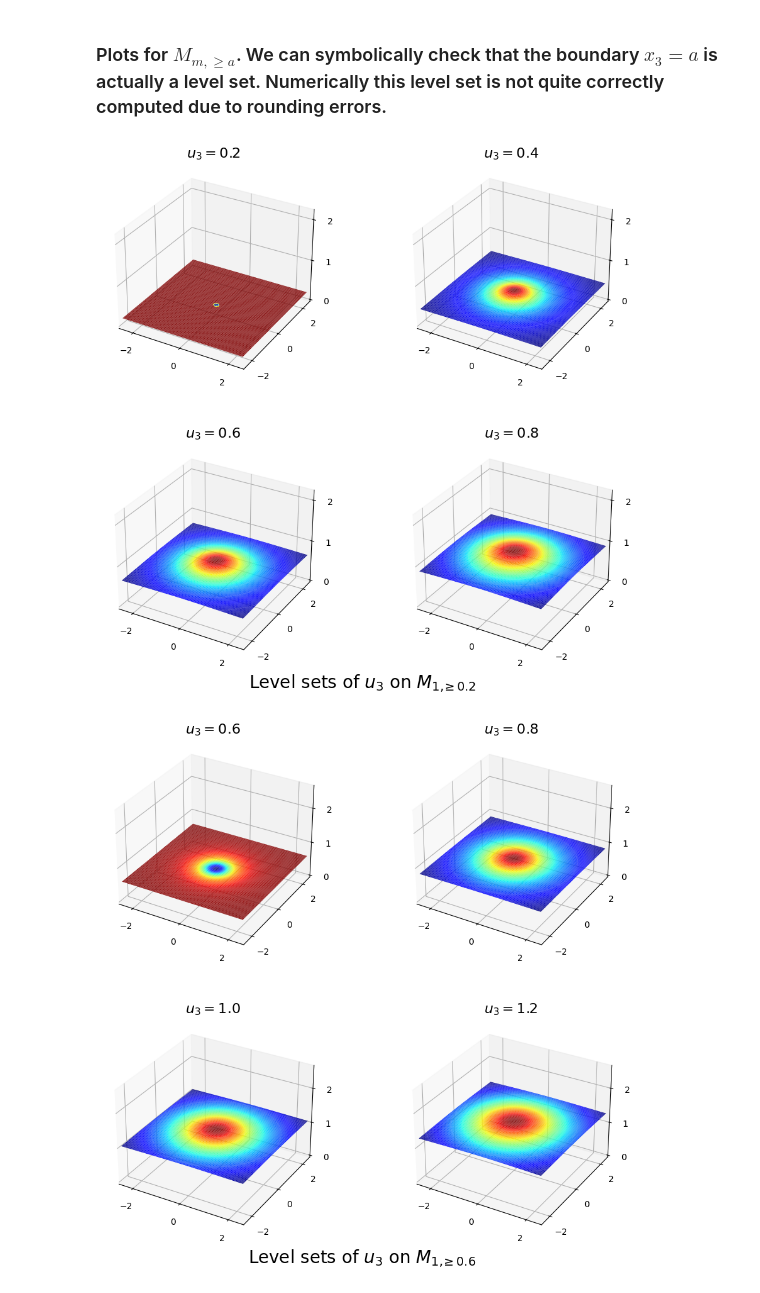
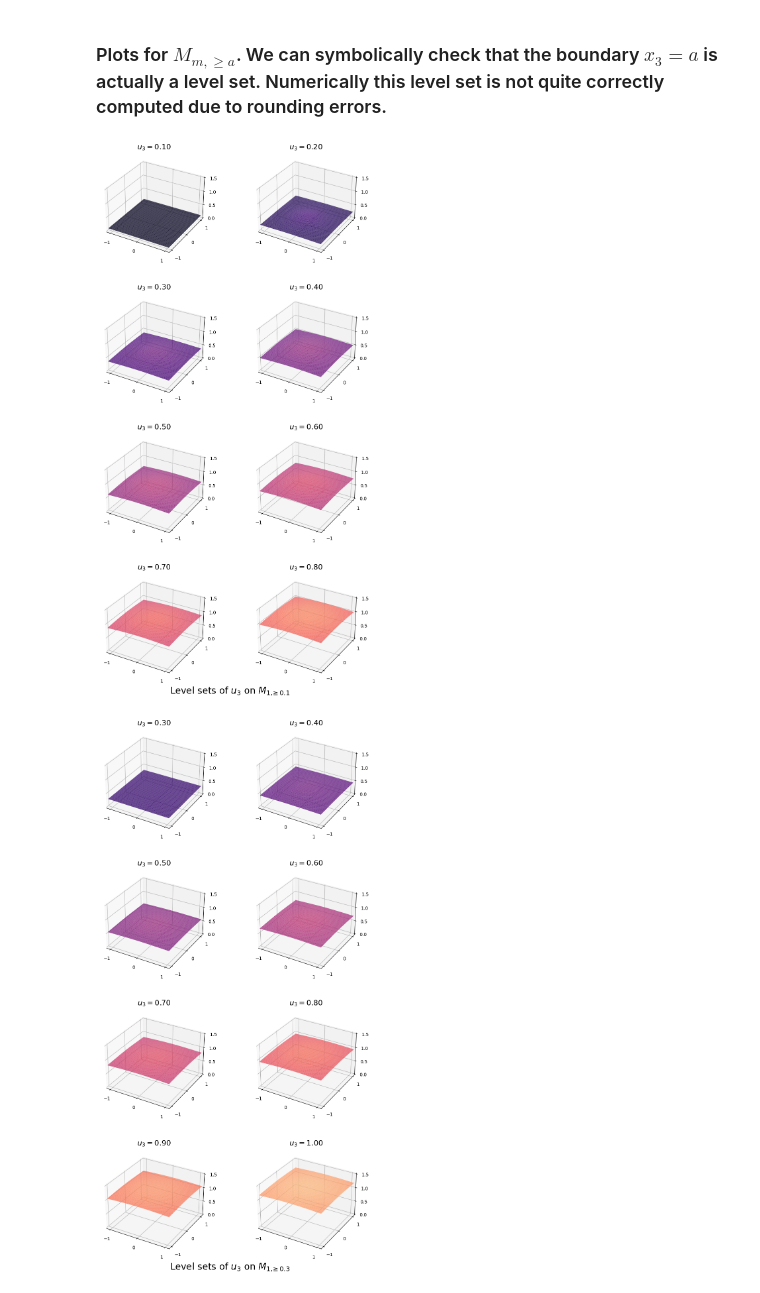
Before and after one commit to r0uv3n/Thesis-Writing, a Jupyter notebook: computations_and_graphs/computations_and_graphs.ipynb, the cells around one changed output. Cells and saved outputs as stored; diff of their text form; code cells hidden in the pictures.

```diff
--- a/computations_and_graphs/computations_and_graphs.ipynb
+++ b/computations_and_graphs/computations_and_graphs.ipynb
@@ -428,7 +428,7 @@ def plot_implicit_using_marching_cubes(ax,fn,level_set_value=0,bbox=((-2.5,2.5),
 
     ax.plot_trisurf(verts[:, 0], verts[:, 1], faces,
                     verts[:, 2], # color
-                    cmap='jet')
+                    cmap='magma',vmin=zmin,vmax=zmax)
 
     ax.set_zlim3d(zmin,zmax)
     ax.set_xlim3d(xmin,xmax)
@@ -452,15 +452,16 @@ def plot_coordinate_level_sets(coordinate,level_set_values=(0),m_value=1,a_value
 
   for index, level_set_value in enumerate(level_set_values):
     ax = axes.flatten()[index]
-    ax.set_title(f"${sympy.latex(coordinate.symbol)}={level_set_value:.1f}$",fontsize=16,pad=0)
+    ax.set_title(f"${sympy.latex(coordinate.symbol)}={level_set_value:.2f}$",fontsize=16,pad=0)
     ax.locator_params(nbins=4)
 
     plot_implicit_using_marching_cubes(ax,fn,level_set_value,bbox=bbox,resolution=resolution)
+    ax.set_aspect('equal')
   fig.tight_layout(h_pad=5)
   return fig
 # %% [markdown]
 ### Plots for $M_{m,+}=M_{m,\geq 0}$
 # %%
-fig=plot_coordinate_level_sets(u3,[0,0.1,0.2,0.3,0.4,0.5,0.6,0.7],bbox=[(-1.5,1.5),(-1.5,1.5),(0,1.5)])
+fig=plot_coordinate_level_sets(u3,[0,0.1,0.2,0.3,0.4,0.5,0.6,0.7],bbox=[(-1.5,1.5),(-1.5,1.5),(0,1.1)])
 fig.savefig("../figures/level_sets_u3_unmodified",bbox_inches='tight')
 # %% [output]
@@ -473,9 +474,9 @@ plt.savefig("../figures/level_sets_u2_unmodified",bbox_inches="tight")
 # %% [markdown]
 ### Plots for $M_{m,\!\!\geq a}$. We can symbolically check that the boundary $x_3=a$ is actually a level set. Numerically this level set is not quite correctly computed due to rounding errors.
 # %%
-for a_value in [0.2,0.6,1]:
-  fig=plot_coordinate_level_sets(u3_modified,np.array([0,0.2,0.4,0.6])+a_value,a_value=a_value,bbox=[(-2.5,2.5),(-2.5,2.5),(0,a_value+2)],resolution=100)
+for a_value in [0.1,0.3]:
+  fig=plot_coordinate_level_sets(u3_modified,np.array([0,0.1,0.2,0.3,0.4,0.5,0.6,0.7])+a_value,a_value=a_value,bbox=[(-1.1,1.1),(-1.1,1.1),(0,1.5)],resolution=100)
   fig.savefig(f'../figures/level_sets_u3_modified_with_a_{a_value}.png',bbox_inches='tight')
 # %% [output]
-[figure, old version]
+[figure, new version]
-[figure, old version]
+[figure, new version]
```
Also changed, not shown: parts of 4 cells of this notebook, 11 other files.
